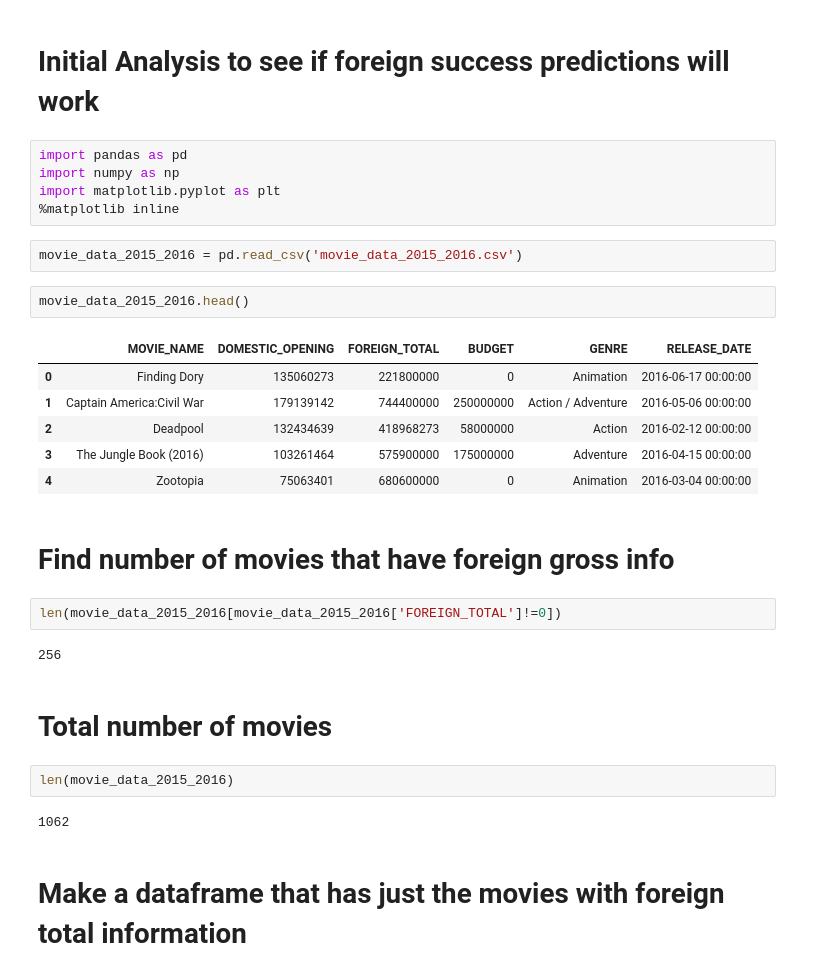
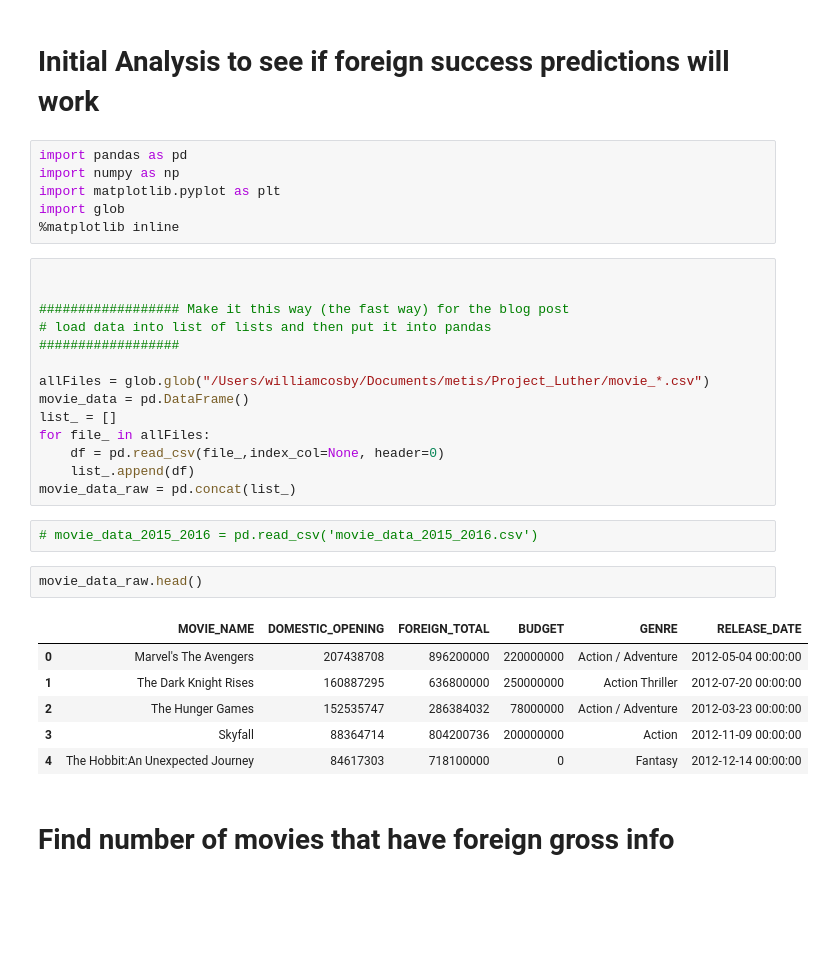
Before and after one commit to wccosby/Project_Luther, a Jupyter notebook: initial_analysis.ipynb, the cells around one changed output. Saved outputs shown, nothing was run; the diff lists cells and outputs as text; blank space fills up the shorter version.

Commit message:
starting analysis and imputing domestic gross and budget data

```diff
--- a/initial_analysis.ipynb
+++ b/initial_analysis.ipynb
@@ -4,29 +4,32 @@
 import pandas as pd
 import numpy as np
 import matplotlib.pyplot as plt
+import glob
 %matplotlib inline
+# %%
+
+
+################## Make it this way (the fast way) for the blog post
+# load data into list of lists and then put it into pandas
+##################
+
+allFiles = glob.glob("/Users/williamcosby/Documents/metis/Project_Luther/movie_*.csv")
+movie_data = pd.DataFrame()
+list_ = []
+for file_ in allFiles:
+    df = pd.read_csv(file_,index_col=None, header=0)
+    list_.append(df)
+movie_data_raw = pd.concat(list_)
 # %%
-movie_data_2015_2016 = pd.read_csv('movie_data_2015_2016.csv')
+# movie_data_2015_2016 = pd.read_csv('movie_data_2015_2016.csv')
 # %%
-movie_data_2015_2016.head()
+movie_data_raw.head()
 # %% [output]
 |  | MOVIE_NAME | DOMESTIC_OPENING | FOREIGN_TOTAL | BUDGET | GENRE | RELEASE_DATE |
-| 0 | Finding Dory | 135060273 | 221800000 | 0 | Animation | 2016-06-17 00:00:00 |
-| 1 | Captain America:Civil War | 179139142 | 744400000 | 250000000 | Action / Adventure | 2016-05-06 00:00:00 |
-| 2 | Deadpool | 132434639 | 418968273 | 58000000 | Action | 2016-02-12 00:00:00 |
-| 3 | The Jungle Book (2016) | 103261464 | 575900000 | 175000000 | Adventure | 2016-04-15 00:00:00 |
-| 4 | Zootopia | 75063401 | 680600000 | 0 | Animation | 2016-03-04 00:00:00 |
+| 0 | Marvel's The Avengers | 207438708 | 896200000 | 220000000 | Action / Adventure | 2012-05-04 00:00:00 |
+| 1 | The Dark Knight Rises | 160887295 | 636800000 | 250000000 | Action Thriller | 2012-07-20 00:00:00 |
+| 2 | The Hunger Games | 152535747 | 286384032 | 78000000 | Action / Adventure | 2012-03-23 00:00:00 |
+| 3 | Skyfall | 88364714 | 804200736 | 200000000 | Action | 2012-11-09 00:00:00 |
+| 4 | The Hobbit:An Unexpected Journey | 84617303 | 718100000 | 0 | Fantasy | 2012-12-14 00:00:00 |
 # %% [markdown]
 # Find number of movies that have foreign gross info
-# %%
-len(movie_data_2015_2016[movie_data_2015_2016['FOREIGN_TOTAL']!=0])
-# %% [output]
-256
-# %% [markdown]
-# Total number of movies
-# %%
-len(movie_data_2015_2016)
-# %% [output]
-1062
-# %% [markdown]
-# Make a dataframe that has just the movies with foreign total information
```
Also changed, not shown: parts of 40 cells of this notebook, 3 other files.
